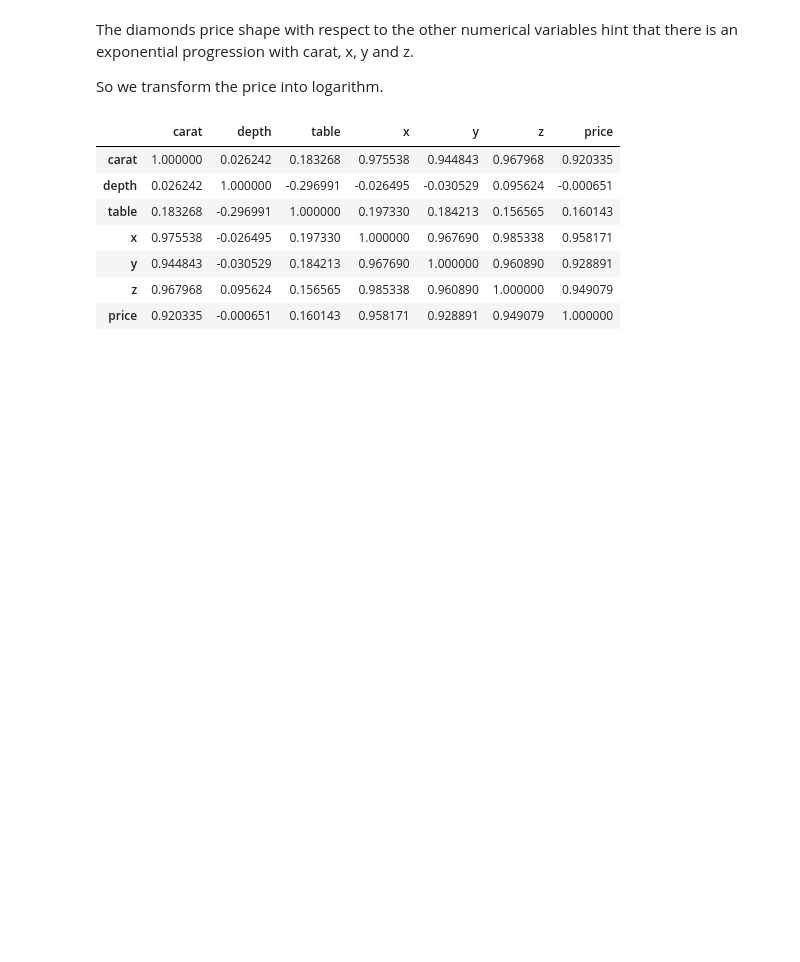
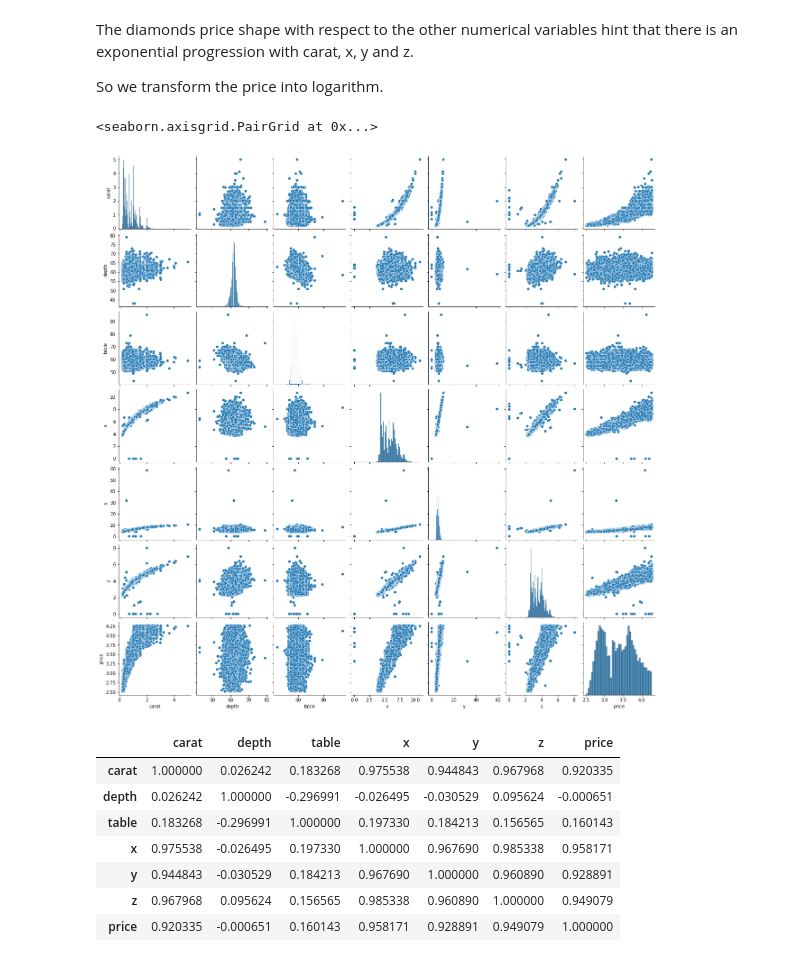
Before and after one commit to nachordo/kaggle-competition, a Jupyter notebook: data-exploration.ipynb, the cells around one changed output. Drawn from its saved outputs; the diff is of its cells as text; code cells hidden in the pictures; blank space fills up the shorter version.

```diff
--- a/data-exploration.ipynb
+++ b/data-exploration.ipynb
@@ -94,6 +97,11 @@ So we transform the price into logarithm.
 # %%
 di=diamonds.copy()
 di["price"]=di["price"].apply(np.log10)
+# %%
+sns.pairplot(di)
+# %% [output]
+<seaborn.axisgrid.PairGrid at 0x...>
+[figure, added]
 # %%
 di.corr()
 # %% [output]
```
Also changed, not shown: parts of 37 cells of this notebook, 1 other file.
